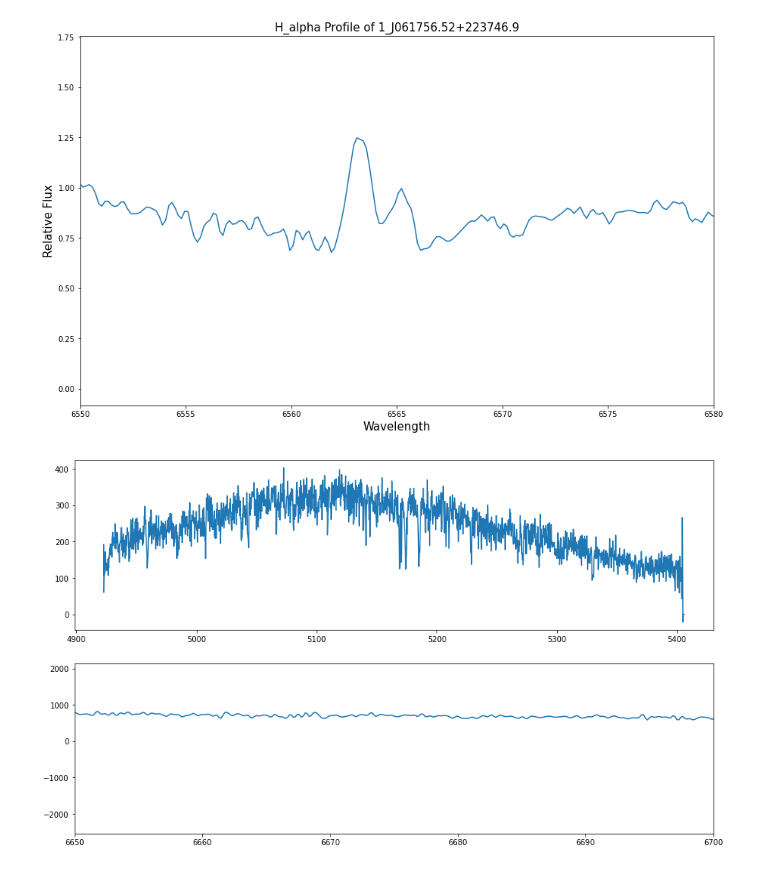
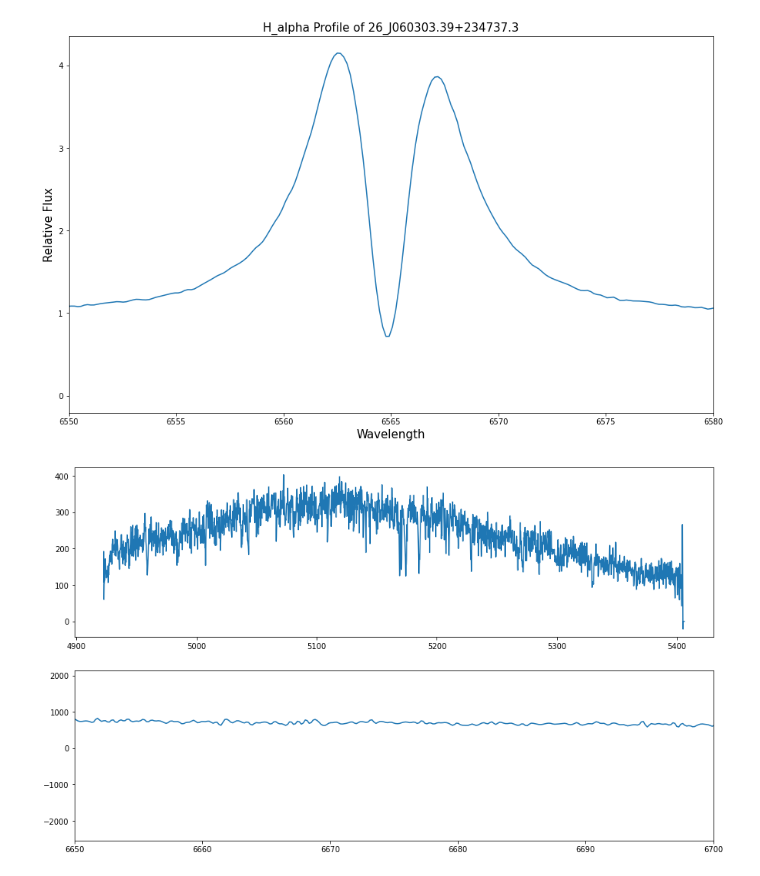
Before and after one commit to luciferAT02/SRFP-2021, a Jupyter notebook: MRS_Final_Analysis.ipynb, the cells around one changed output. Saved outputs shown, nothing was run; the diff lists cells and outputs as text; code cells hidden in the pictures.

```diff
--- a/MRS_Final_Analysis.ipynb
+++ b/MRS_Final_Analysis.ipynb
@@ -11,7 +11,7 @@ from scipy.interpolate import UnivariateSpline
 from laspec import normalization
 import matplotlib.backends.backend_pdf as pdf
 
-obj = '23_J061149.08+224932.7'
+obj = '24_J062104.61+221010.1'
 pdff = pdf.PdfPages("Final_MRS_Spectra_"+obj+".pdf")
 path2 = '/home/luciferat02/Documents/SRFP_2021/MRS_LAMOST/Objects/'+obj
 os.listdir(path2)
@@ -62,7 +62,7 @@ for spec_fp in os.listdir(path2):
         print(spec_fp)
         print("Equivalent Width = ",EW['EW_int'])
         fig, ax1 = plt.subplots(1,1, figsize = [15,9])
-        ax1.set_xlabel('Wavelength',fontsize = 15)
+        ax1.set_xlabel('Wavelength ($\AA$)',fontsize = 15)
         ax1.set_ylabel('Normalized Flux', fontsize = 15)
         ax1.set_title('H_alpha Profile of '+obj , fontsize = 15)
         ax1.set_xlim(6550,6580)
@@ -75,7 +75,7 @@ for spec_fp in os.listdir(path2):
         print("Velocity = ",velocity)
         ax1.plot(rwv,r[0][0])
         ax1.plot([left,right],[1,1],linewidth=0.5, c='r',label='EW =%.2f $\AA$'%E_W)
-        ax1.plot([r1,r2],[np.max(fl)/2,np.max(fl)/2],linewidth=0.5, c='k',label='FWHM=%.2f $\AA$, Vsin i=%d $kms^{-1}$'%(del_lambda,velocity))
+        ax1.plot([r1,r2],[np.max(fl)/2,np.max(fl)/2],linewidth=0.5, c='k',label='FWHM=%.2f $\AA$, vsin i=%d $kms^{-1}$'%(del_lambda,velocity))
         ax1.legend(loc='best')
         pdff.savefig(fig)
 pdff.close()
@@ -127,23 +126,25 @@ Velocity =  394
 # %%
-obj = '1_J061756.52+223746.9'
+obj = '26_J060303.39+234737.3'
 path2 = '/home/luciferat02/Documents/SRFP_2021/MRS_LAMOST/Objects/'+obj
 os.listdir(path2)
 for spec_fp in os.listdir(path2):
     with fits.open(path2+'/'+spec_fp) as hdu:
         rband = hdu[2].data
     rflux = rband['FLUX']
     rwv = 10**(rband['LOGLAM'])
     r = normalization.normalize_spectrum_general(rwv,rflux, p=1e-6, q=0.8, niter = 100)
     r = np.array([r])
     fig, ax1 = plt.subplots(1,1, figsize = [15,9])
     ax1.set_xlabel('Wavelength',fontsize = 15)
     ax1.set_xlim(6550,6580)
     ax1.set_ylabel('Relative Flux', fontsize = 15)
     ax1.set_title('H_alpha Profile of '+obj , fontsize = 15)
     #ax1.set_xlim(6560,6570)
     ax1.plot(rwv,r[0][0])
+    fig.savefig('double.jpeg')
+    break
 # %% [output]
-[figure, old version]
+[figure, new version]
 # %%
 from astropy.io import fits
 #import pandas as pd
```
Also changed, not shown: parts of 3 cells of this notebook.
